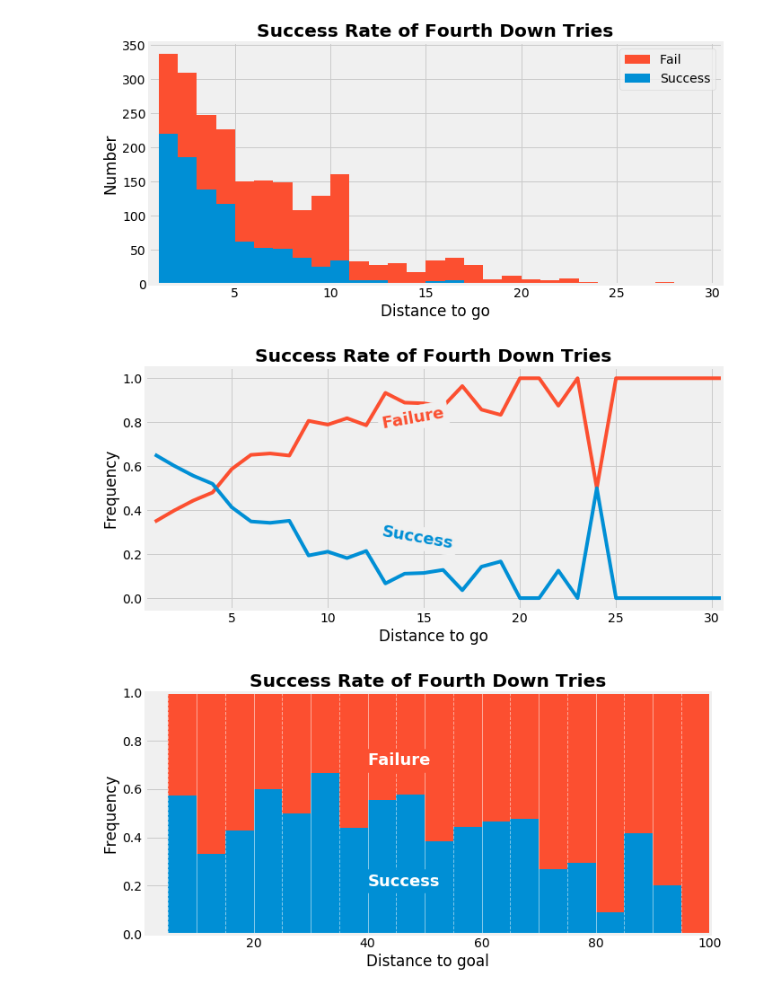
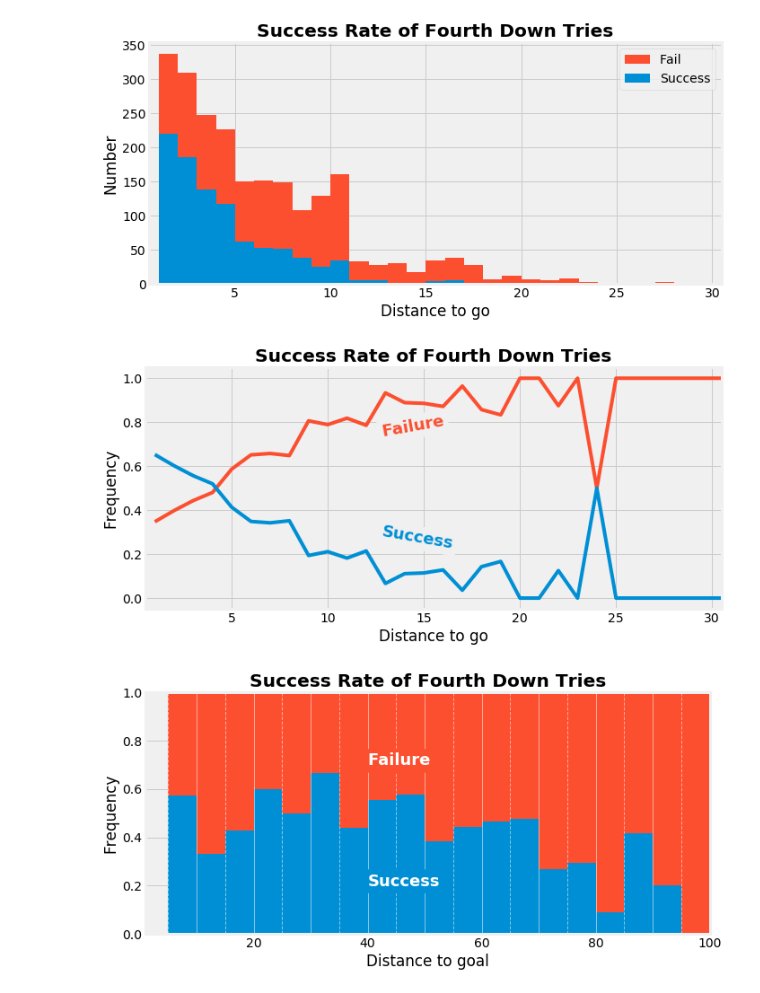
Before and after one commit to SimFootballDev/surrender_punt, a Jupyter notebook: surrender.ipynb, the cells around one changed output. Saved outputs shown, nothing was run; the diff lists cells and outputs as text; code cells hidden in the pictures.

Commit message:
images

```diff
--- a/surrender.ipynb
+++ b/surrender.ipynb
@@ -95,2 +96,18 @@ NFL = np.load("2009-2018_surrender_indices.npy")
 # %%
 puntDF['percentiles'] = puntDF.apply(lambda row : perc(NFL,row['surrenderIndex']),axis=1)
+# %%
+
+plt.figure(figsize=(10,5),facecolor='w')
+plt.style.use('fivethirtyeight')
+plt.title('All Punts',weight='bold')
+plt.xlabel('Surrender Index')
+plt.ylabel('Number (normalized)')
+bins = np.logspace(-2,3,18)
+plt.hist(puntDF['surrenderIndex'],bins=bins,histtype='step',color='C0',density=True,lw=5,label='NSFL')
+plt.hist(NFL,bins=bins,color='C1',histtype='step',density=True,lw=5,ls='--',label='NFL')
+plt.xscale('log')
+plt.text(x=0.35,y=0.85,s='NSFL',c='C0',weight='bold',size=18,backgroundcolor='#f0f0f0')
+plt.text(x=0.3,y=0.28,s='NFL',c='C1',weight='bold',size=18,backgroundcolor='#f0f0f0')
+plt.tight_layout()
+plt.savefig('images/surrenderindexes.png')
+plt.show()
@@ -809,25 +842,25 @@ plt.show()
 # %%
 plt.figure(figsize=(10,5),facecolor='w')
 plt.style.use('fivethirtyeight')
 plt.title('Success Rate of Fourth Down Tries',weight='bold')
 plt.xlabel('Distance to go')
 plt.ylabel('Frequency')
 plt.plot(triesRange,triesmissList,label='Fail',color='C1')
 plt.plot(triesRange,triesgoodList,label='Success',color='C0')
 # for i in [10,20,30,40,50,60,70,80,90]:
 #     plt.axvline(i,c='w',lw=1,alpha=0.5)
 # for i in [15,25,35,45,55,65]:
 #     plt.axvline(i,c='w',lw=1,alpha=0.5,ls='--')
 plt.xlim(0.5,30.5)
 # plt.ylim(0,1)
 # plt.legend()
-plt.text(x = 12.75, y = 0.775, s = 'Failure', color = 'C1', weight = 'bold', size = 18, rotation = 10, backgroundcolor = '#f0f0f0')
+plt.text(x = 12.75, y = 0.735, s = 'Failure', color = 'C1', weight = 'bold', size = 18, rotation = 10, backgroundcolor = '#f0f0f0')
 plt.text(x = 12.75, y = 0.225, s = 'Success', color = 'C0', weight = 'bold', rotation = -10, size = 18, backgroundcolor = '#f0f0f0')
 plt.tight_layout()
 plt.savefig('images/tryResults_line.png')
 plt.show()
 # %% [output]
-[figure, old version]
+[figure, new version]
 # %%
 triesDistArr2 = []
 triesDistArrn2 = []
```
Also changed, not shown: parts of 6 cells of this notebook, 9 other files.
